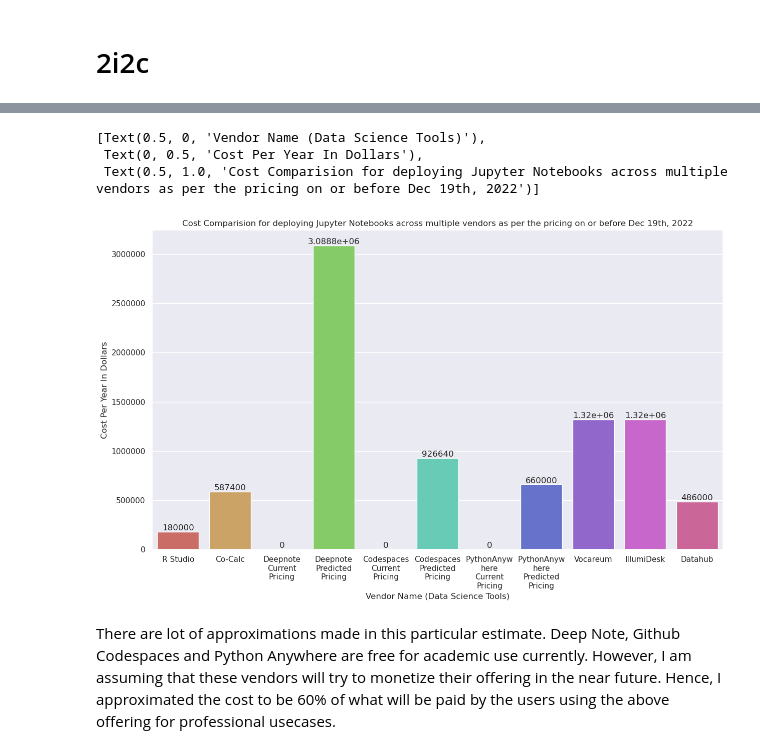
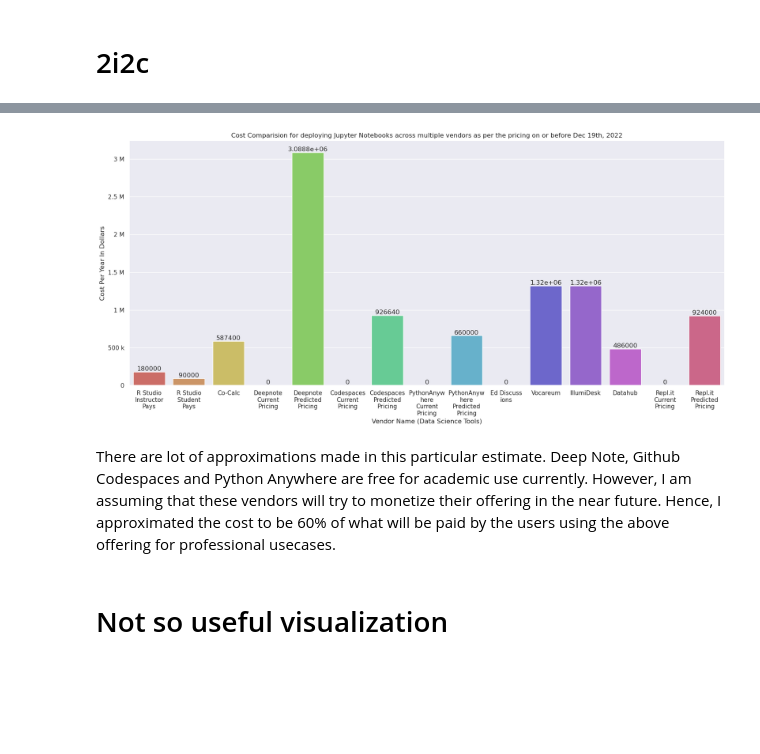
Before and after one commit to balajialg/Vendor_Cost_Calculation, a Jupyter notebook: Vendor Pricing Calculator Latest.ipynb, the cells around one changed output, grey strips where cells are left out. Saved outputs shown, nothing was run; the diff lists cells and outputs as text; code cells hidden in the pictures; blank space fills up the shorter version.

```diff
--- a/Vendor Pricing Calculator Latest.ipynb
+++ b/Vendor Pricing Calculator Latest.ipynb
@@ -117,7 +159,7 @@ Illumi Desk Pricing - https://www.illumidesk.com/pricing
 # %%
 illumidesk_user_estimate = 11000
 illumidesk_cost_peruser_permonth = 10
-illumidesk_costestimate_year = round(illumidesk_user_estimate * (illumidesk_cost_peruser_permonth * 12))
-illumidesk_costestimate_year
+illumidesk_cost_year = round(illumidesk_user_estimate * (illumidesk_cost_peruser_permonth * 12))
+illumidesk_cost_year
 # %% [output]
 1320000
@@ -127,4 +171,5 @@ illumidesk_costestimate_year
 datahub_user_estimate = 11000
 datahub_cloudcosts_permonth = 15500 # Based on the current monthly cloud costs
 datahub_hrcosts = 25000 # Estimating based on the salary listed in that report
-datahub_costestimate_year = (datahub_cloudcosts_permonth * 12) + (datahub_hrcosts * 12)
+datahub_cost_year = (datahub_cloudcosts_permonth * 12) + (datahub_hrcosts * 12)
+datahub_cost_year
@@ -140,7 +187,7 @@ For their hacker version which offers 2 GB storage, 2 CPU and 5 GB+ storage, the
 # %%
 replit_user_estimate = 11000
 replit_cost_peruser_permonth = 7
-replit_costestimate_year = round(replit_user_estimate * (replit_cost_peruser_permonth * 12))
-replit_costestimate_year
+replit_cost_year = round(replit_user_estimate * (replit_cost_peruser_permonth * 12))
+replit_cost_year
 # %% [output]
 924000
@@ -154,8 +206,8 @@ replit_costestimate_year
 # 2i2c pricing
 # %%
 from textwrap import wrap
-x_axis = ["R Studio", "Co-Calc", "Deepnote Current Pricing", "Deepnote Predicted Pricing","Codespaces Current Pricing","Codespaces Predicted Pricing", "PythonAnywhere Current Pricing", "PythonAnywhere Predicted Pricing", "Vocareum", "IllumiDesk", "Datahub"]
-y_axis = [rstudio_estimate_year, cocalc_costestimate_year,0,deepnote_costestimate_year_concession, 0, codespaces_costestimate_year_concession, 0 , pythonanywhere_costestimate_year,Vocareum_costestimate_year,illumidesk_costestimate_year,datahub_costestimate_year ]
+x_axis = ["R Studio Instructor Pays", "R Studio Student Pays", "Co-Calc", "Deepnote Current Pricing", "Deepnote Predicted Pricing","Codespaces Current Pricing","Codespaces Predicted Pricing", "PythonAnywhere Current Pricing", "PythonAnywhere Predicted Pricing","Ed Discussions" ,"Vocareum", "IllumiDesk", "Datahub", "Repl.it Current Pricing", "Repl.it Predicted Pricing"]
+y_axis = [rstudio_instructorpays_year, rstudio_studentpays_year, cocalc_cost_year,0,deepnote_cost_year_concession, 0, codespaces_cost_year_concession, 0 , pythonanywhere_cost_year,0,Vocareum_cost_year,illumidesk_cost_year,datahub_cost_year, 0, replit_cost_year ]
 x_axis = [ '\n'.join(wrap(l,10)) for l in x_axis ]
 print(y_axis)
 # %% [output]
@@ -173,14 +215,15 @@ plot.show()
 # %%
 sn.set_style('darkgrid')
-sn.set(rc={'figure.figsize':(14.7,8.27)})
+sn.set(rc={'figure.figsize':(20,8.27)})
 plot.ticklabel_format(style='plain', axis='y')
 fig = sn.barplot(x_axis, y_axis, palette ='hls' )
 fig.bar_label(fig.containers[0])
 fig.set(xlabel = "Vendor Name (Data Science Tools)",ylabel = "Cost Per Year In Dollars", title = "Cost Comparision for deploying Jupyter Notebooks across multiple vendors as per the pricing on or before Dec 19th, 2022")
+#fig.yaxis.set_major_formatter('${x:1.0f}')
+fig.yaxis.set_major_formatter(ticker.EngFormatter())
 # %% [output]
-[Text(0.5, 0, 'Vendor Name (Data Science Tools)'),
- Text(0, 0.5, 'Cost Per Year In Dollars'),
- Text(0.5, 1.0, 'Cost Comparision for deploying Jupyter Notebooks across multiple vendors as per the pricing on or before Dec 19th, 2022')]
-[figure, old version]
+[figure, new version]
 # %% [markdown]
 There are lot of approximations made in this particular estimate. Deep Note, Github Codespaces and Python Anywhere are free for academic use currently. However, I am assuming that these vendors will try to monetize their offering in the near future. Hence, I approximated the cost to be 60% of what will be paid by the users using the above offering for professional usecases.
+# %% [markdown]
+# Not so useful visualization
```
Also changed, not shown: parts of 35 cells of this notebook.
